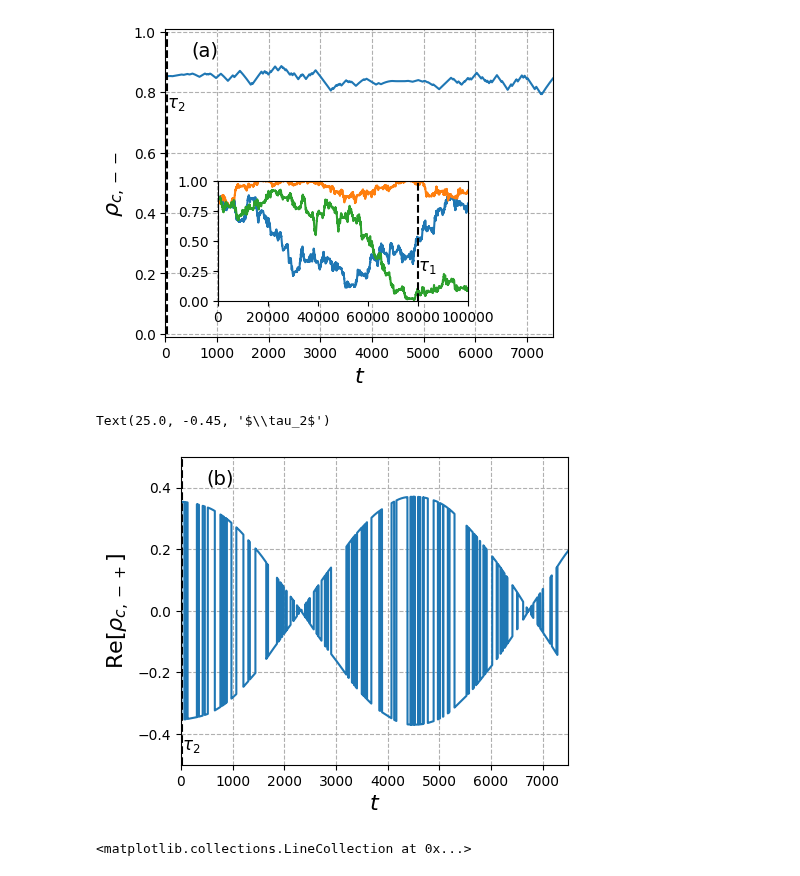
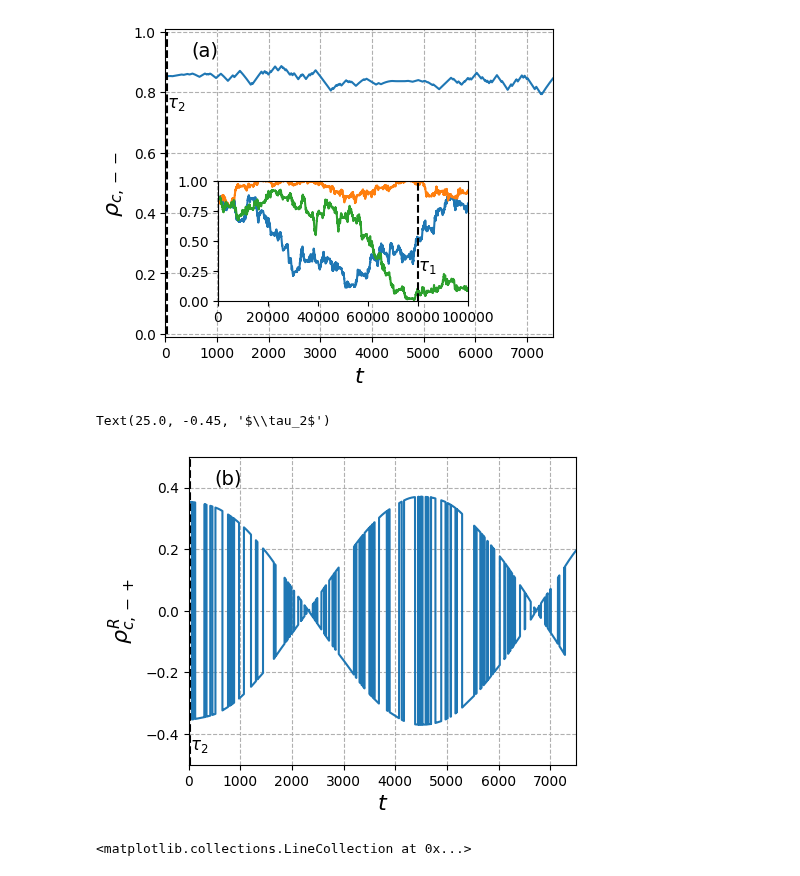
Before and after one commit to mikeal888/The_V_model, a Jupyter notebook: two_ls.ipynb, the cells around one changed output. Saved outputs shown, nothing was run; the diff lists cells and outputs as text; code cells hidden in the pictures.

Commit message:
fixed y axis label on coherence plot

```diff
--- a/two_ls.ipynb
+++ b/two_ls.ipynb
@@ -213,27 +213,27 @@ ax2.vlines(T_short, ymin=0, ymax=1, linestyles=['--'], colors=['k'])
 # %%
 # Plot the coherences
 
 fig, ax1 = plt.subplots(figsize=(5,4))
 ax1.plot(tlist, g10_evo_prime.real)#, label=r"Re[$\tilde{\rho}_{c,10}$]")
 
 ax1.set_xlabel(r'$t$', fontsize=16)
-ax1.set_ylabel(r"Re[$\rho_{c,-+}$]", fontsize=16)
+ax1.set_ylabel(r"$\rho_{c,-+}^R$", fontsize=16)
 # ax1.legend(fontsize=12, loc="upper left")
 ax1.grid(linestyle='--')
 ax1.set_xlim(t0,tf)
 ax1.set_ylim(-0.5, 0.5)
 ax1.text(500, 0.41, "(b)", fontsize=14)
 
 # ax2 = fig.add_axes([0.37,0.18,0.26,0.18])
 # ax2.plot(tshort,g10_evo_short)
 # ax2.set_xlim([t0,tf_short])
 # ax2.set_ylim([-0.5,0.5])
 
 ax1.vlines(T_short,-0.5, 0.5, colors=['k'], linestyles=['--'])
 ax1.text(T_short, -0.45, r"$\tau_2$",fontsize=12)
 # %% [output]
 Text(25.0, -0.45, '$\\tau_2$')
-[figure, old version]
+[figure, new version]
 # %%
 
 fig, ax1 = plt.subplots(figsize=(5,4))
```
Also changed, not shown: parts of 1 cell of this notebook.
